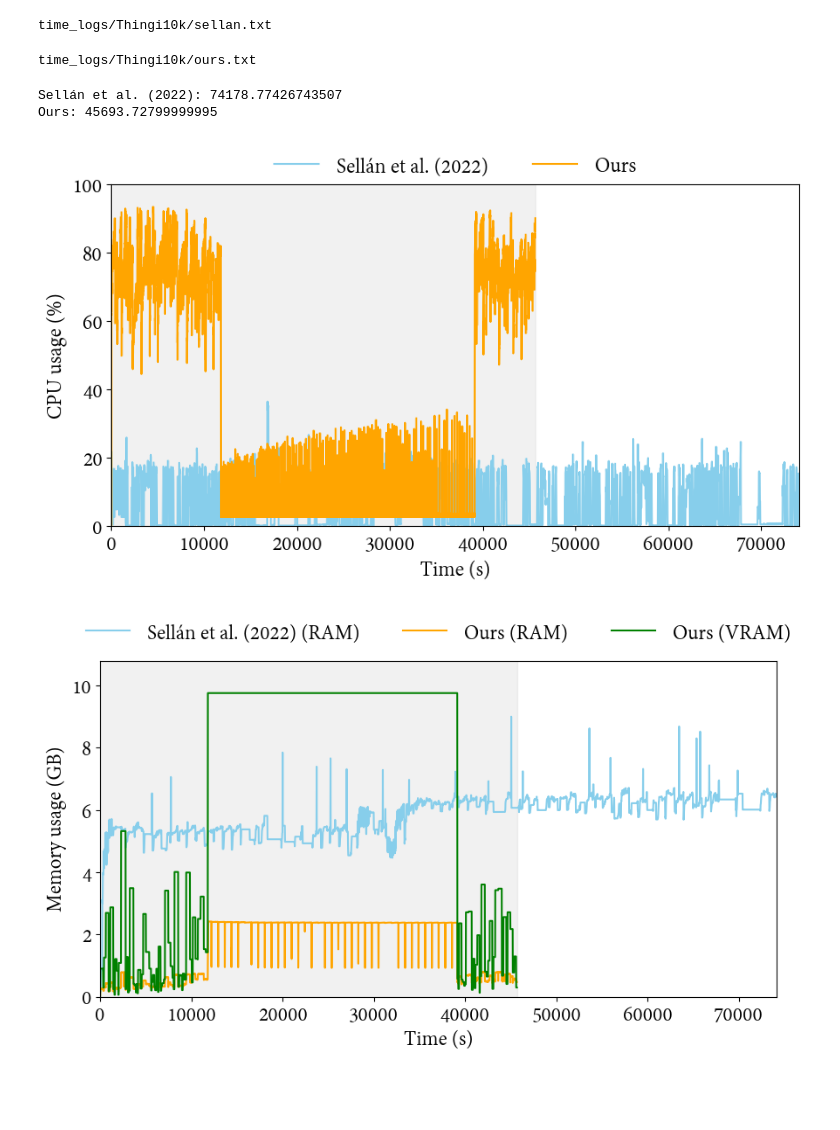
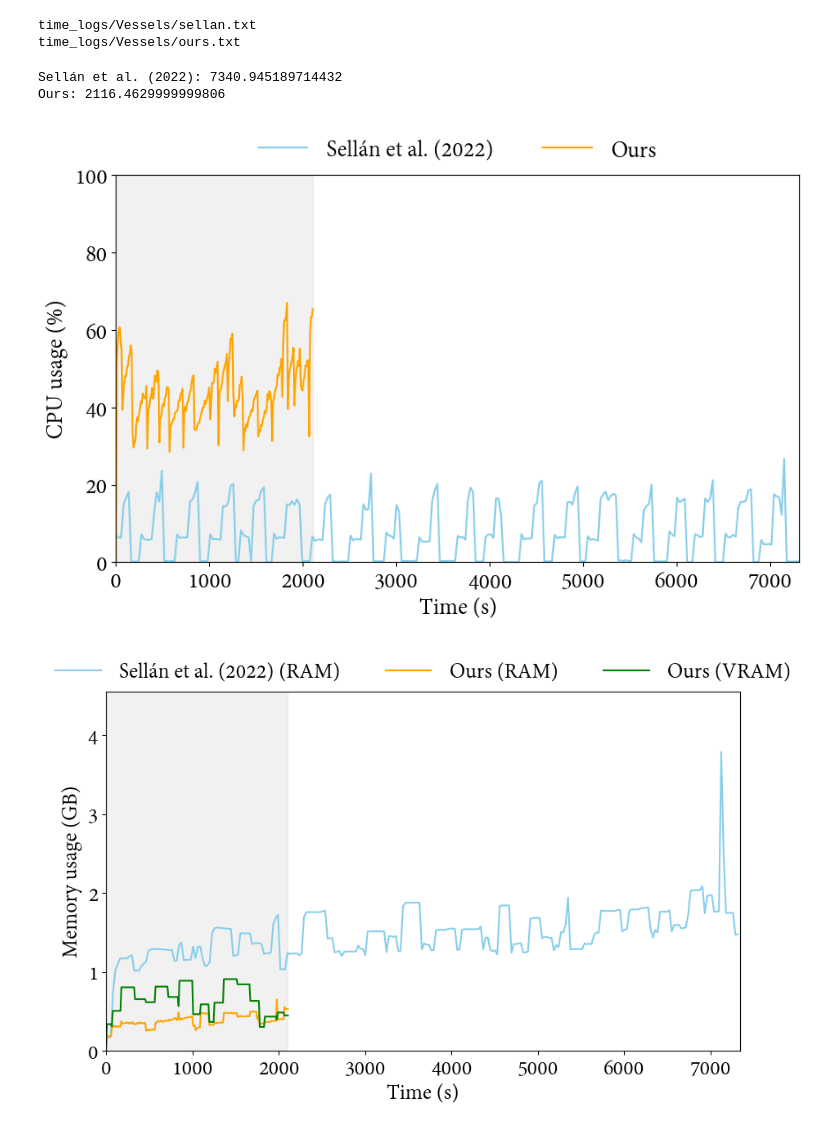
Before and after one commit to AlfonsoLRz/VoxelFragmentML, a Jupyter notebook: Python/Visualizer/resource_visualizer.ipynb, the cells around one changed output. Saved outputs shown, nothing was run; the diff lists cells and outputs as text; code cells hidden in the pictures; blank space fills up the shorter version.

```diff
--- a/Python/Visualizer/resource_visualizer.ipynb
+++ b/Python/Visualizer/resource_visualizer.ipynb
@@ -3,7 +3,7 @@ import numpy as np
 import matplotlib.pyplot as plt
 from tqdm import tqdm
 # %%
-folder = 'time_logs/Thingi10k/'
+folder = 'time_logs/Vessels/'
 approaches = ['Sellán et al. (2022)', 'Ours']
 file = ['sellan_14022024', 'allopezr2024_2_24__12_33_52']
 file = ['sellan', 'ours']
@@ -16,7 +16,7 @@ ignore_storable = False
 # Change matplotlib style
 plt.style.use('default')
 
-font_mapping = {'family': 'Adobe Devanagari', 'weight': 'normal', 'size': 18}
+font_mapping = {'family': 'Adobe Devanagari', 'weight': 'normal', 'size': 20}
 plt.rc('font', **font_mapping)
 # %%
 class Event:
@@ -78,7 +78,6 @@ for i in tqdm(range(len(approaches))):
         num_models = 0
 
         for line in lines:
-            if line.startswith('-') or
             if 'EventType.' in line:
                 time = float(line.split(' ')[1])
                 event_type = line.split(' ')[0]
@@ -116,8 +115,8 @@ for i in tqdm(range(len(approaches))):
                     gpu_total = float(resources[7])
                     resource_usage[i].append(ResourceUsage(cpu, cpu_total, memory, memory_total, virtual_memory, virtual_memory_total, gpu, gpu_total, memory_unit[i]))
 # %% [output]
-time_logs/Thingi10k/sellan.txt
+time_logs/Vessels/sellan.txt
+time_logs/Vessels/ours.txt
-time_logs/Thingi10k/ours.txt
 # %%
 summed_time = [0, 0]
 for i in range(len(approaches)):
@@ -125,8 +124,8 @@ for i in range(len(approaches)):
         summed_time[i] += event.time
     print(f'{approaches[i]}: {summed_time[i]}')
 # %% [output]
-Sellán et al. (2022): 74178.77426743507
-Ours: 45693.72799999995
+Sellán et al. (2022): 7340.945189714432
+Ours: 2116.4629999999806
 # %%
 def plot_tendency(x, y, color, linestyle='-', ax=None, linewidth=1.5):
     tendency = np.polyfit(x, y, 2)
@@ -143,40 +142,40 @@ step = 1
 
 # CPU usage
 max_x, min_x = 0, 1e9
-plt.figure(figsize=(10, 5))
+plt.figure(figsize=(10, 5.7))
 
 for i in range(len(approaches)):
     # split summed time into as many intervals as resource usage
     time_interval = summed_time[i] / len(resource_usage[i])
     x_axis = [i * time_interval for i in range(len(resource_usage[i]))]
     max_x = np.amax([max_x, np.amax(x_axis)])
     min_x = np.amin([min_x, np.amax(x_axis)])
     x_axes.append(x_axis)
 
 # Shadow chart until min_x
 plt.fill_between([0, min_x], 0, 100, color='lightgray', alpha=0.3)
 
 for i in range(len(approaches)):
     # simplify data by jumping
     x_axes_copy = x_axes[i][::step]
     resource_usage_copy = resource_usage[i][::step]
     plt.plot(x_axes_copy, [resource.cpu for resource in resource_usage_copy], colors[i], label=approaches[i], linewidth=1.5)
     #plt.plot(x_axes[i], [resource.cpu for resource in resource_usage[i]], colors[i], label=approaches[i], linewidth=1.5)
     #plot_tendency(x_axes[i], [resource.cpu for resource in resource_usage[i]], colors[i], linestyle='--', linewidth=2)
 
 plt.xlabel('Time (s)')
 plt.ylabel('CPU usage (%)')
 plt.xlim(0, max_x)
 plt.ylim(0, 100)
-plt.legend(frameon=False, loc='upper center', ncol=3, bbox_to_anchor=(0.5, 1.14))
+plt.legend(frameon=False, loc='upper center', ncol=3, bbox_to_anchor=(0.5, 1.15))
 plt.savefig('cpu_usage.png', dpi=500)
 plt.show()
 # %% [output]
-[figure, old version]
+[figure, new version]
 # %%
 # Memory usage
 max_y = 0
-plt.figure(figsize=(10, 5))
+plt.figure(figsize=(10, 5.7))
 
 #
 step = 1
@@ -200,11 +199,11 @@ plt.xlabel('Time (s)')
 plt.ylabel('Memory usage (GB)')
 plt.xlim(0, max_x)
 plt.ylim(0, max_y * 1.2)
-plt.legend(frameon=False, loc='upper center', ncol=3, bbox_to_anchor=(0.5, 1.17))
+plt.legend(frameon=False, loc='upper center', ncol=3, bbox_to_anchor=(0.5, 1.14))
 plt.savefig('memory_usage.png', dpi=500)
 plt.show()
 # %% [output]
-[figure, old version]
+[figure, new version]
 # %%
 # Grid of size 3x1
 fig, ax = plt.subplots(2, 1, figsize=(10, 10))
```
Also changed, not shown: parts of 2 cells of this notebook, 8 other files.
